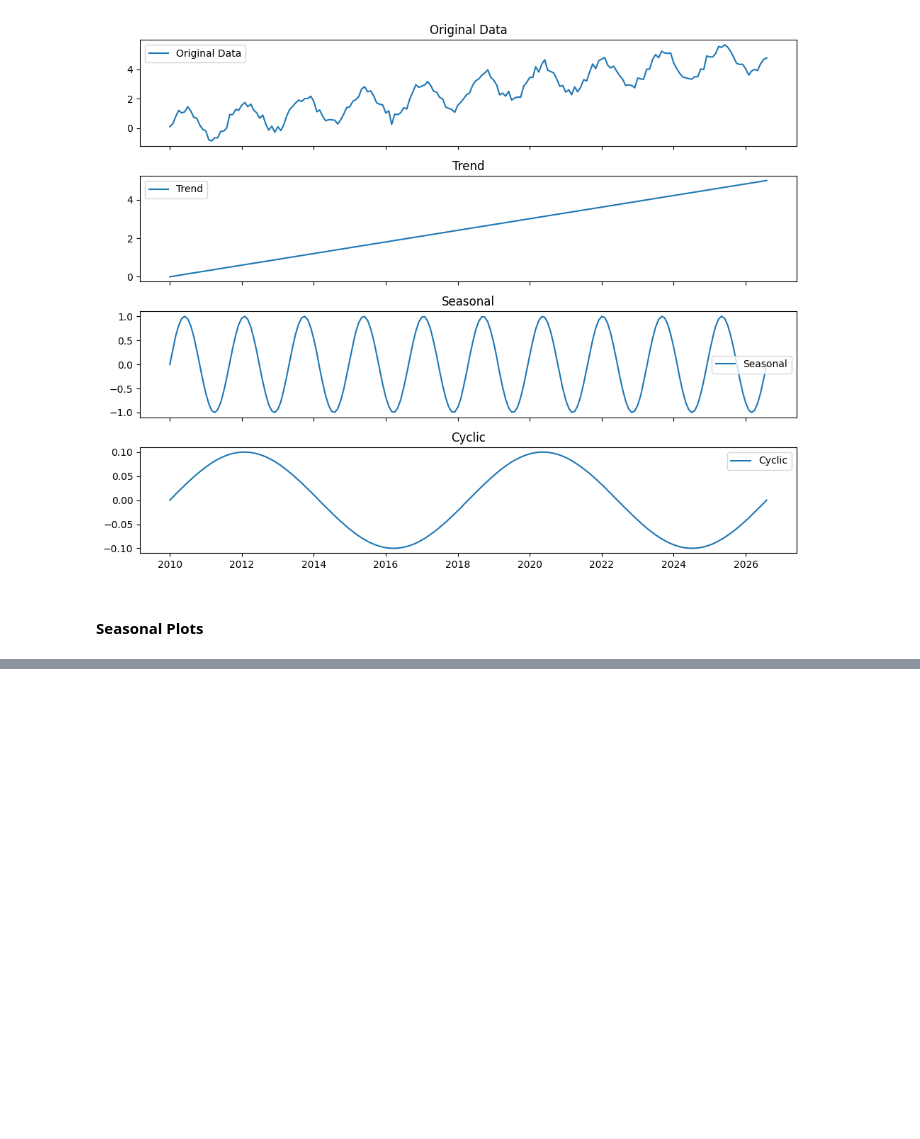
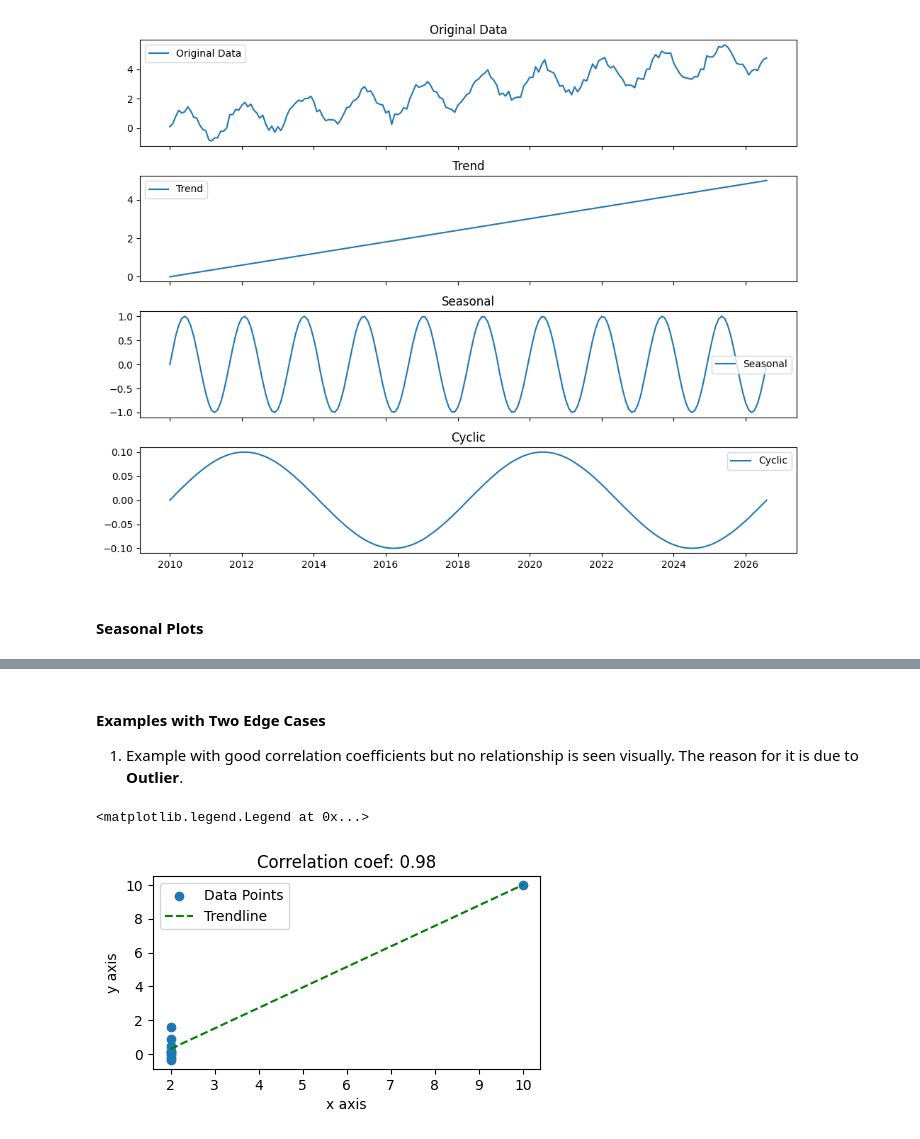
Before and after one commit to abhinandan1999/Learning, a Jupyter notebook: Time Series Forecasting/Time_Series_concept.ipynb, the cells around one changed output, grey strips where cells are left out. Saved outputs shown, nothing was run; the diff lists cells and outputs as text; code cells hidden in the pictures; blank space fills up the shorter version.

```diff
--- a/Time Series Forecasting/Time_Series_concept.ipynb
+++ b/Time Series Forecasting/Time_Series_concept.ipynb
@@ -95,0 +135,32 @@ ValueError: Mime type rendering requires nbformat>=4.2.0 but it is not installed
+# %% [markdown]
+#### Examples with Two Edge Cases
+1. Example with good correlation coefficients but no relationship is seen visually.
+The reason for it is due to **Outlier**.
+# %%
+# Generate Examples
+x = np.array([0] * 0 + [2] * 9 + [10] * 1)
+y = np.array(np.random.randn(9).tolist() + [10])
+
+# Get correlation between x and y
+corr_coef = np.corrcoef(x, y)[0, 1]
+
+# Create a plot
+fig, ax = plt.subplots(figsize=(5, 2.5))
+ax.scatter(x, y, label="Data Points")
+ax.set_xlabel("x axis")
+ax.set_ylabel("y axis")
+ax.set_title("Correlation coef: {:.2f}".format(corr_coef))
+
+# Plot a Trend Line
+linear_coeff = np.polyfit(x, y, 1)
+ax.plot(
+    x,
+    linear_coeff[0] * x + linear_coeff[1],
+    color="green",
+    linestyle="--",
+    label="Trendline",
+)
+ax.legend()
+# %% [output]
+<matplotlib.legend.Legend at 0x...>
+[figure, added]
```
Also changed, not shown: parts of 18 cells of this notebook.
